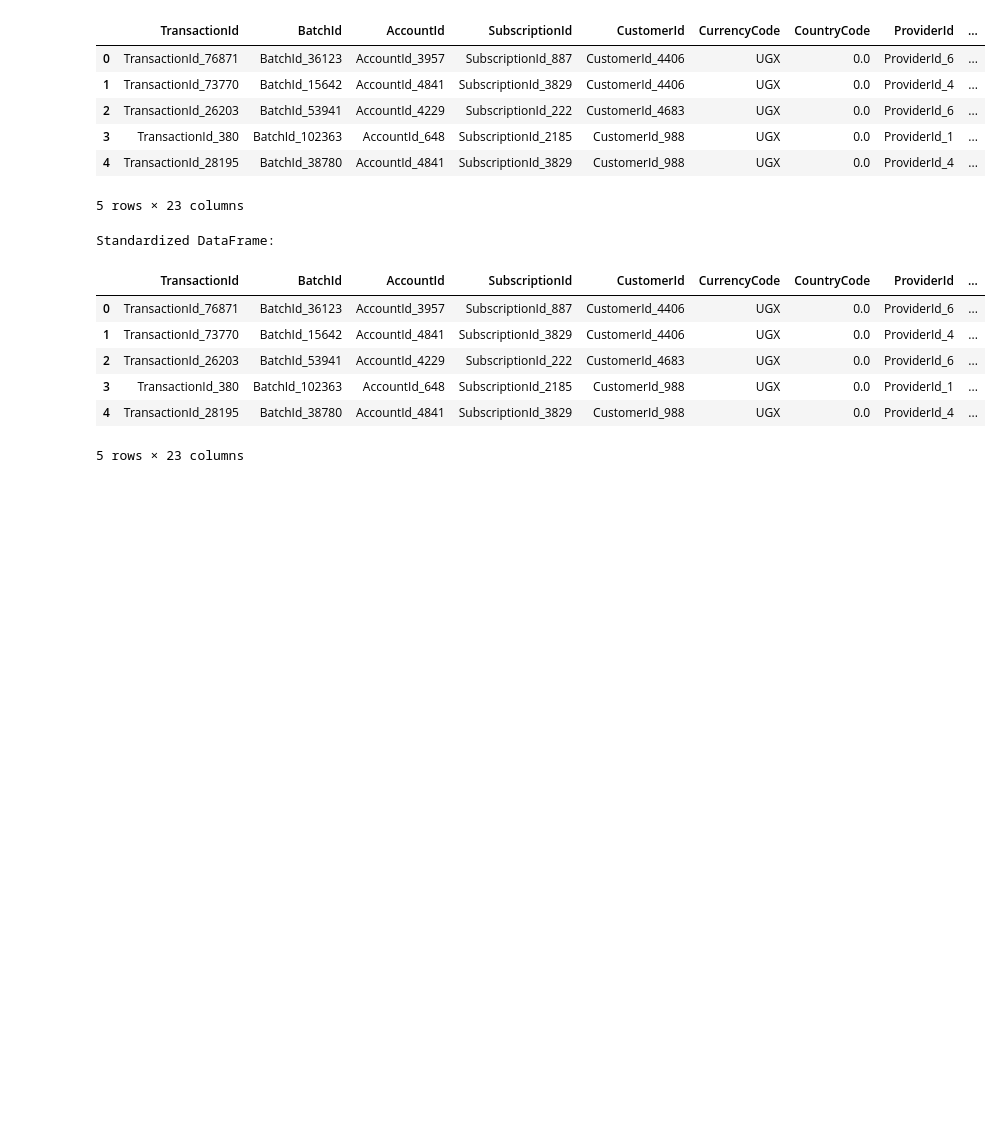
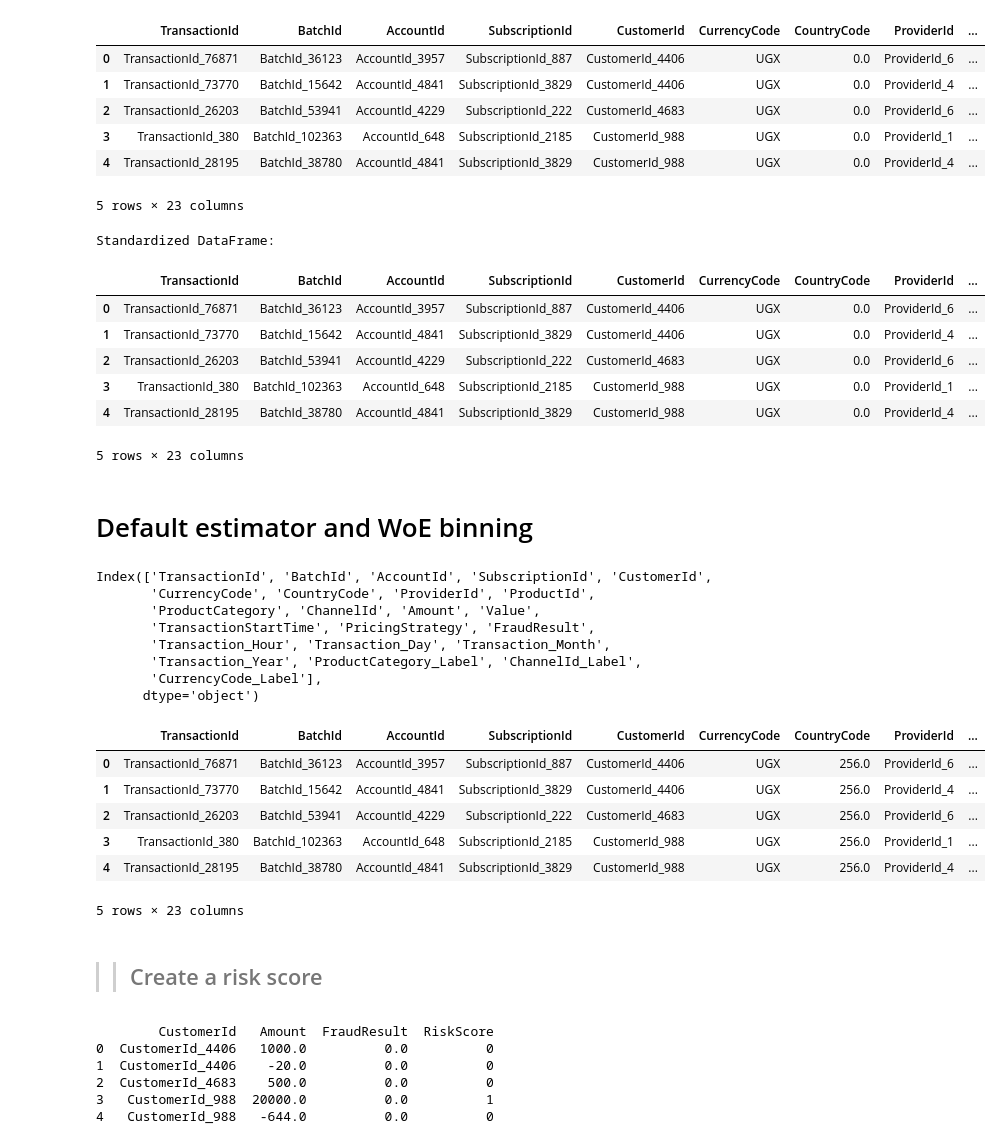
Before and after one commit to amannnnnyyyy/Credit-Scoring_and_Risk-Analysis, a Jupyter notebook: notebooks/credit_scoring_bati.ipynb, the cells around one changed output. Drawn from its saved outputs; the diff is of its cells as text; code cells hidden in the pictures; blank space fills up the shorter version.

Commit message:
risk score

```diff
--- a/notebooks/credit_scoring_bati.ipynb
+++ b/notebooks/credit_scoring_bati.ipynb
@@ -371,3 +385,45 @@ Standardized DataFrame:
 | 3 | TransactionId_380 | BatchId_102363 | AccountId_648 | SubscriptionId_2185 | CustomerId_988 | UGX | 0.0 | ProviderId_1 | ... |
 | 4 | TransactionId_28195 | BatchId_38780 | AccountId_4841 | SubscriptionId_3829 | CustomerId_988 | UGX | 0.0 | ProviderId_4 | ... |
 5 rows × 23 columns
+# %% [markdown]
+# Default estimator and WoE binning
+# %%
+# Display the first few rows and check the columns
+print(data.columns)
+data.head()
+# %% [output]
+Index(['TransactionId', 'BatchId', 'AccountId', 'SubscriptionId', 'CustomerId',
+       'CurrencyCode', 'CountryCode', 'ProviderId', 'ProductId',
+       'ProductCategory', 'ChannelId', 'Amount', 'Value',
+       'TransactionStartTime', 'PricingStrategy', 'FraudResult',
+       'Transaction_Hour', 'Transaction_Day', 'Transaction_Month',
+       'Transaction_Year', 'ProductCategory_Label', 'ChannelId_Label',
+       'CurrencyCode_Label'],
+      dtype='object')
+|  | TransactionId | BatchId | AccountId | SubscriptionId | CustomerId | CurrencyCode | CountryCode | ProviderId | ... |
+| 0 | TransactionId_76871 | BatchId_36123 | AccountId_3957 | SubscriptionId_887 | CustomerId_4406 | UGX | 256.0 | ProviderId_6 | ... |
+| 1 | TransactionId_73770 | BatchId_15642 | AccountId_4841 | SubscriptionId_3829 | CustomerId_4406 | UGX | 256.0 | ProviderId_4 | ... |
+| 2 | TransactionId_26203 | BatchId_53941 | AccountId_4229 | SubscriptionId_222 | CustomerId_4683 | UGX | 256.0 | ProviderId_6 | ... |
+| 3 | TransactionId_380 | BatchId_102363 | AccountId_648 | SubscriptionId_2185 | CustomerId_988 | UGX | 256.0 | ProviderId_1 | ... |
+| 4 | TransactionId_28195 | BatchId_38780 | AccountId_4841 | SubscriptionId_3829 | CustomerId_988 | UGX | 256.0 | ProviderId_4 | ... |
+5 rows × 23 columns
+# %% [markdown]
+>> ## Create a risk score
+# %%
+def calculate_risk_score(row):
+    score = 0
+    score += 1 if row['Amount'] > 1000 else 0
+    score -= 2 if row['FraudResult'] == 1 else 0
+    return score
+
+data['RiskScore'] = data.apply(calculate_risk_score, axis=1)
+
+# Display the updated DataFrame with Risk Scores
+print(data[['CustomerId', 'Amount', 'FraudResult', 'RiskScore']].head())
+# %% [output]
+        CustomerId   Amount  FraudResult  RiskScore
+0  CustomerId_4406   1000.0          0.0          0
+1  CustomerId_4406    -20.0          0.0          0
+2  CustomerId_4683    500.0          0.0          0
+3   CustomerId_988  20000.0          0.0          1
+4   CustomerId_988   -644.0          0.0          0
```
Also changed, not shown: parts of 3 cells of this notebook.
